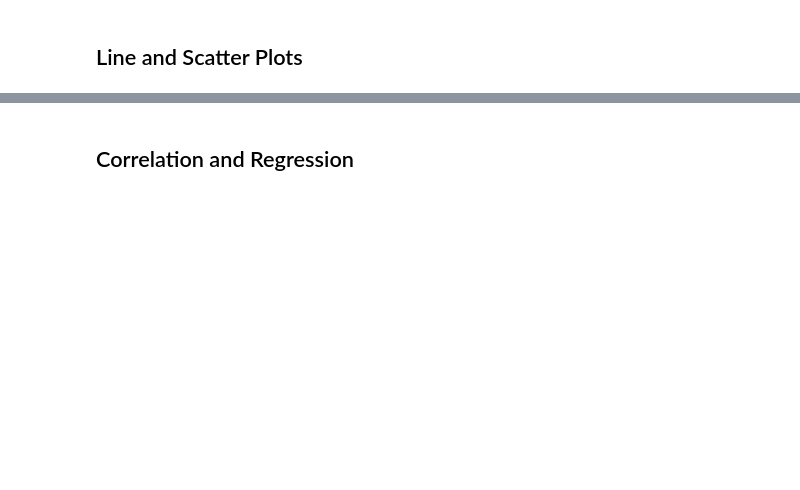
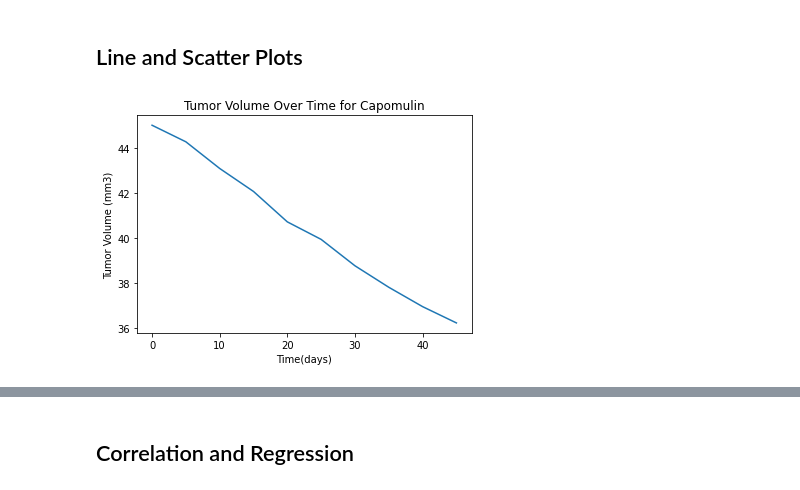
Before and after one commit to J3N1/UCI_Homework_Hwang, a Jupyter notebook: 05-Matplotlib_Challenge/pymaceuticals_starter.ipynb, the cells around one changed output, grey strips where cells are left out. Cells and saved outputs as stored; diff of their text form; code cells hidden in the pictures; blank space fills up the shorter version.

```diff
--- a/05-Matplotlib_Challenge/pymaceuticals_starter.ipynb
+++ b/05-Matplotlib_Challenge/pymaceuticals_starter.ipynb
@@ -255,0 +300,12 @@ plt.show()
+# %%
+# Generate a line plot of tumor volume vs. time point for a mouse treated with Capomulin
+capomulin_data = clean_merged_df.loc[clean_merged_df["Drug Regimen"]=="Capomulin"]
+cap_agg = capomulin_data.groupby("Timepoint").agg({"Tumor Volume (mm3)":["mean"]})
+time_series = list(cap_agg.index.values)
+plt.plot(time_series, cap_agg)
+plt.title("Tumor Volume Over Time for Capomulin")
+plt.xlabel("Time(days)")
+plt.ylabel("Tumor Volume (mm3)")
+plt.show()
+# %% [output]
+[figure, added]
```
Also changed, not shown: parts of 9 cells of this notebook.
